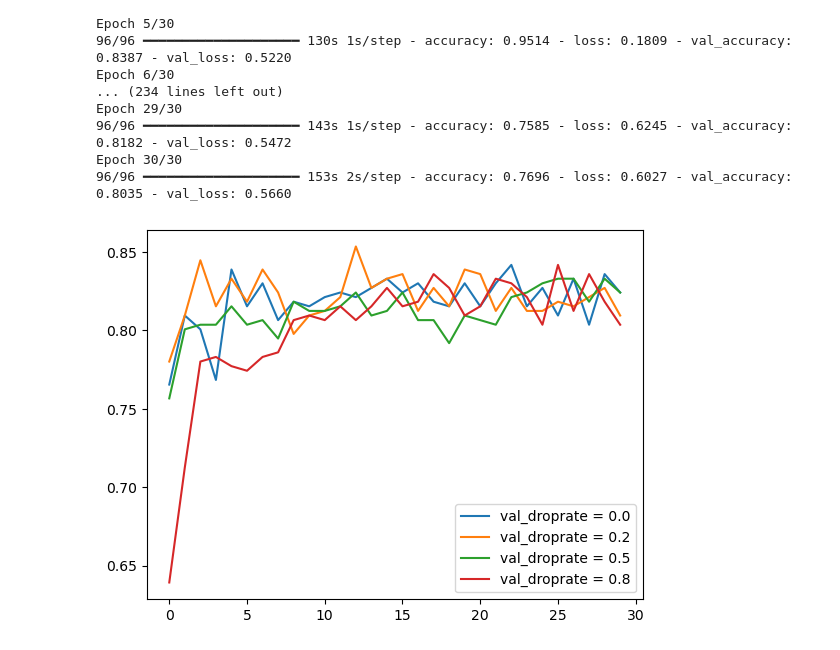
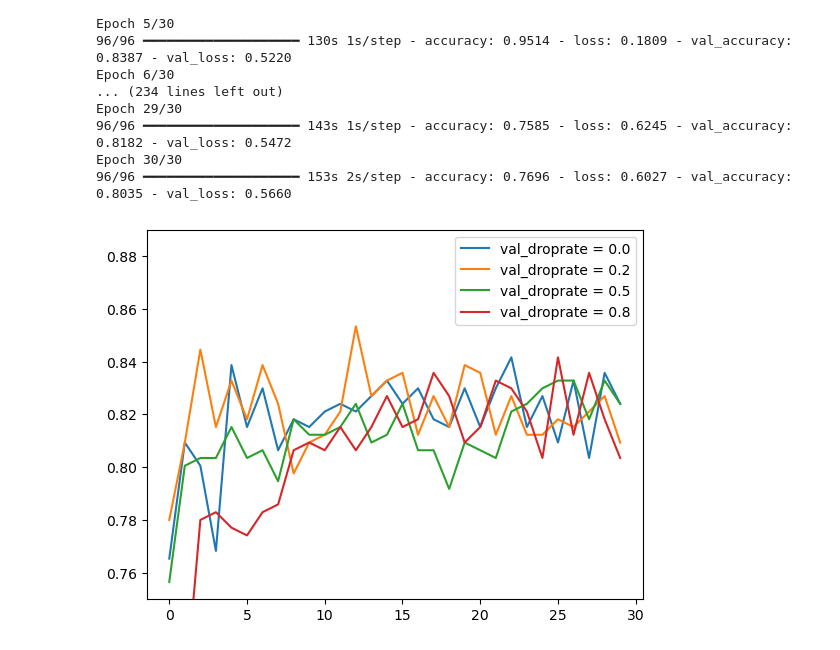
Before and after one commit to KingsleyElo/ml-zoomcamp-notes, a Jupyter notebook: 06_Deep Learning/neural_network_&_deep_learning.ipynb, the cells around one changed output. Saved outputs shown, nothing was run; the diff lists cells and outputs as text; code cells hidden in the pictures.

```diff
--- a/06_Deep Learning/neural_network_&_deep_learning.ipynb
+++ b/06_Deep Learning/neural_network_&_deep_learning.ipynb
@@ -476,7 +476,9 @@ Epoch 30/30
 # %%
 for size, hist in scores.items():
     plt.plot(hist['val_accuracy'], label=f'val_droprate = {size}')
+
+plt.ylim(0.75,0.89)
 plt.legend()
 plt.show()
 # %% [output]
-[figure, old version]
+[figure, new version]
```
Also changed, not shown: parts of 3 cells of this notebook.
